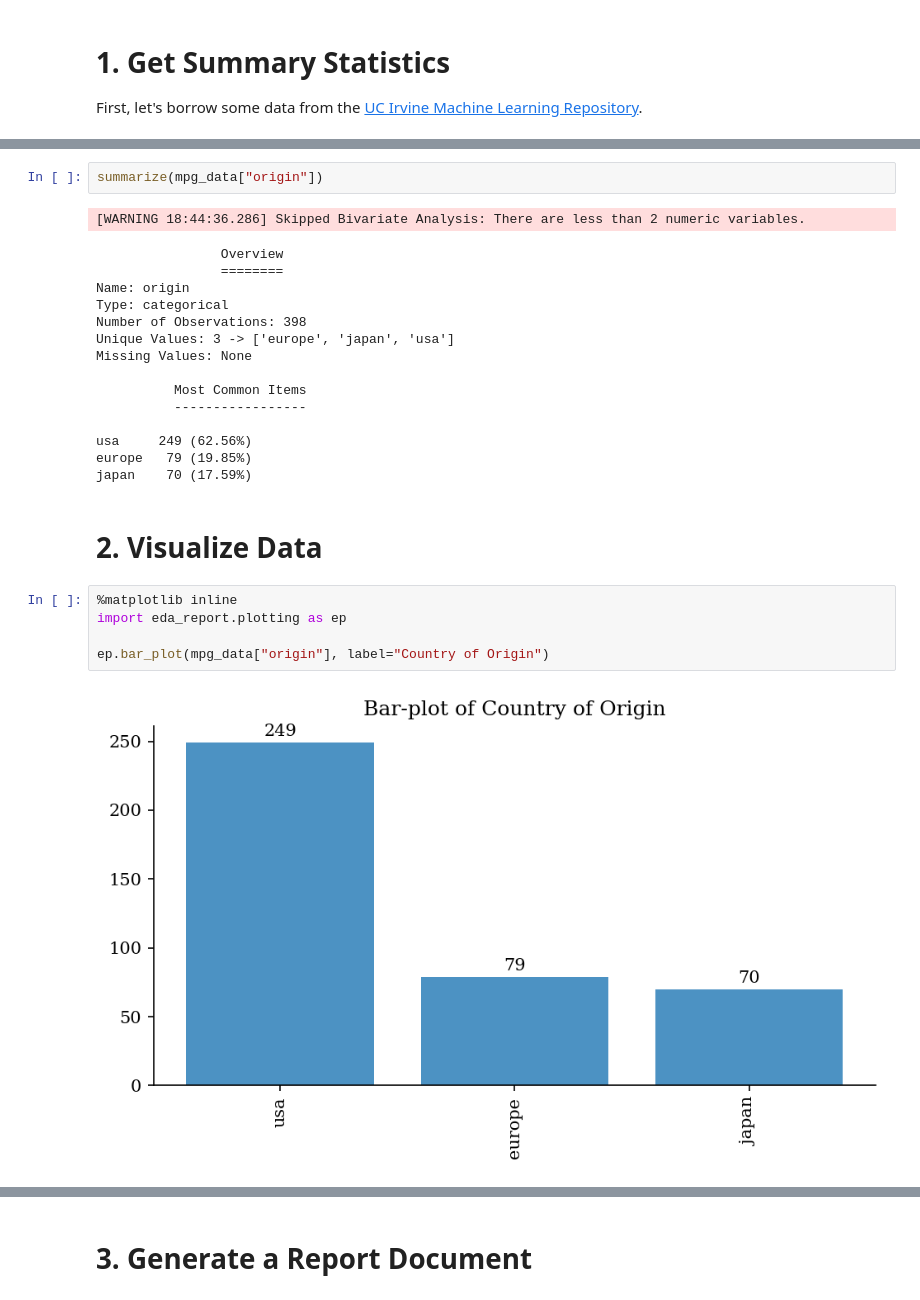
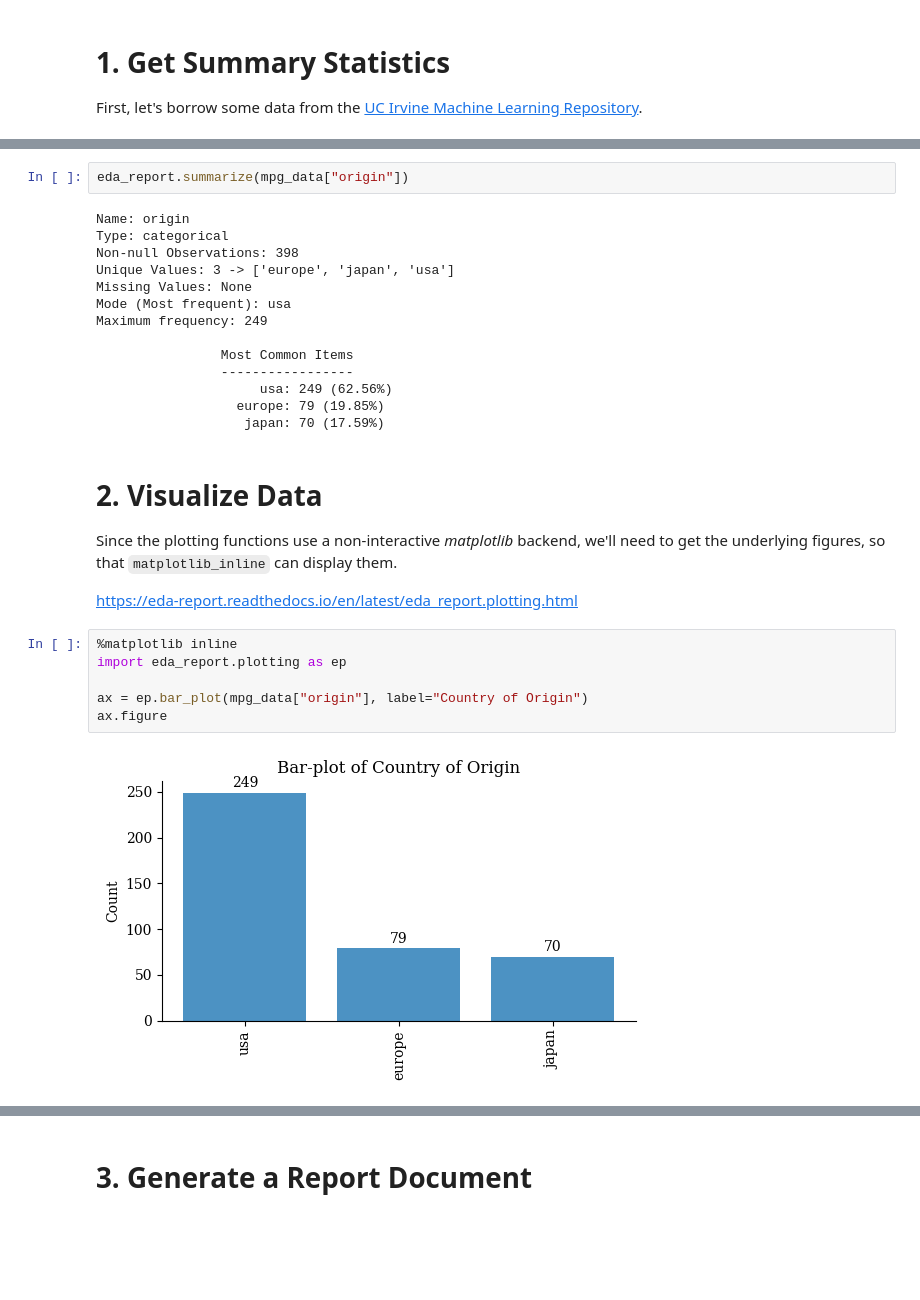
Before and after one commit to Tim-Abwao/eda-report, a Jupyter notebook: eda-report-basics.ipynb, the cells around one changed output, grey strips where cells are left out. Cells and saved outputs as stored; diff of their text form; blank space fills up the shorter version.

```diff
--- a/eda-report-basics.ipynb
+++ b/eda-report-basics.ipynb
@@ -70,28 +68,31 @@ Shapiro-Wilk test            0.0398724  Unlikely to be normal
 # %%
-summarize(mpg_data["origin"])
+eda_report.summarize(mpg_data["origin"])
 # %% [output]
-[WARNING 18:44:36.286] Skipped Bivariate Analysis: There are less than 2 numeric variables.
+Name: origin
+Type: categorical
+Non-null Observations: 398
+Unique Values: 3 -> ['europe', 'japan', 'usa']
+Missing Values: None
+Mode (Most frequent): usa
+Maximum frequency: 249
+
+                Most Common Items
+                -----------------
+                     usa: 249 (62.56%)
+                  europe: 79 (19.85%)
+                   japan: 70 (17.59%)
-                Overview
-                ========
-Name: origin
-Type: categorical
-Number of Observations: 398
-Unique Values: 3 -> ['europe', 'japan', 'usa']
-Missing Values: None
-
-          Most Common Items
-          -----------------
-
-usa     249 (62.56%)
-europe   79 (19.85%)
-japan    70 (17.59%)
-# %% [markdown]
-# 2. Visualize Data
+# %% [markdown]
+# 2. Visualize Data
+
+Since the plotting functions use a non-interactive *matplotlib* backend, we'll need to get the underlying figures, so that `matplotlib_inline` can display them.
+
+<https://eda-report.readthedocs.io/en/latest/eda_report.plotting.html>
 # %%
 %matplotlib inline
 import eda_report.plotting as ep
 
-ep.bar_plot(mpg_data["origin"], label="Country of Origin")
+ax = ep.bar_plot(mpg_data["origin"], label="Country of Origin")
+ax.figure
 # %% [output]
-[figure, old version]
+[figure, new version]
 # %%
```
Also changed, not shown: parts of 11 cells of this notebook.
